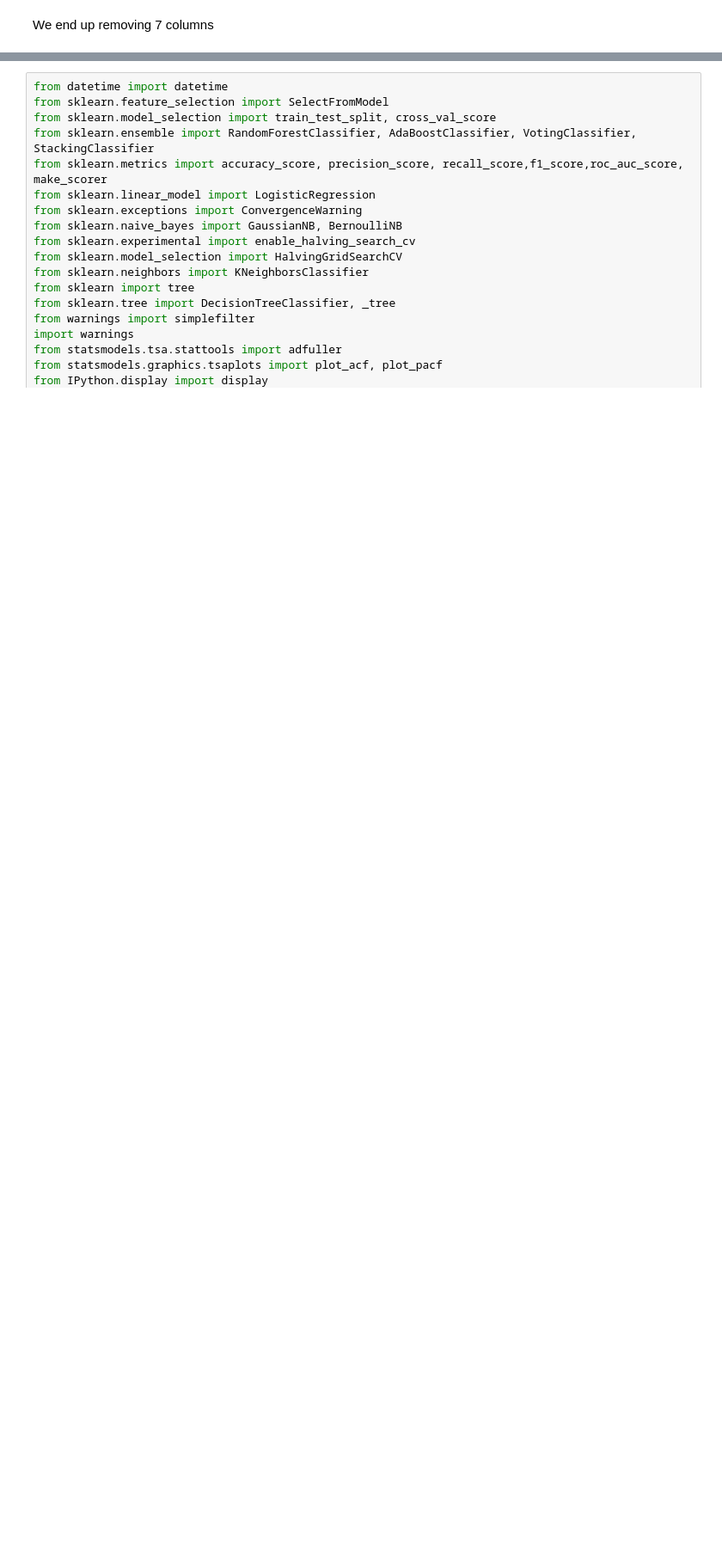
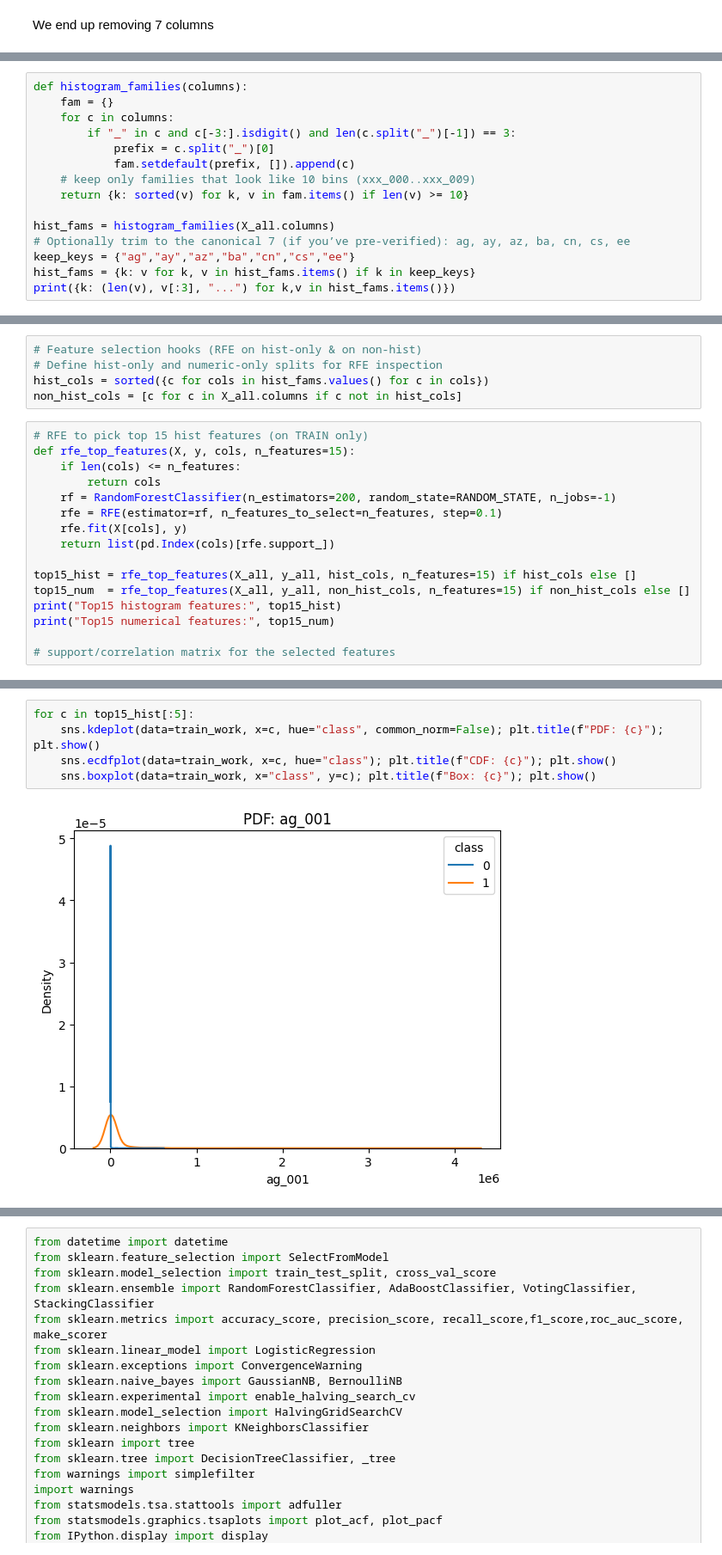
Before and after one commit to AgricolaC/Challenge-Stellantis---CarGuardians, a Jupyter notebook: src/01_eda.ipynb, the cells around one changed output, grey strips where cells are left out. Shown: that part at 86% size. Saved outputs shown, nothing was run; the diff lists cells and outputs as text; blank space fills up the shorter version.

```diff
--- a/src/01_eda.ipynb
+++ b/src/01_eda.ipynb
@@ -370,0 +310,15 @@ X = pd.concat([X_num, X_cat], axis=1)
+# %%
+def histogram_families(columns):
+    fam = {}
+    for c in columns:
+        if "_" in c and c[-3:].isdigit() and len(c.split("_")[-1]) == 3:
+            prefix = c.split("_")[0]
+            fam.setdefault(prefix, []).append(c)
+    # keep only families that look like 10 bins (xxx_000..xxx_009)
+    return {k: sorted(v) for k, v in fam.items() if len(v) >= 10}
+
+hist_fams = histogram_families(X_all.columns)
+# Optionally trim to the canonical 7 (if you’ve pre-verified): ag, ay, az, ba, cn, cs, ee
+keep_keys = {"ag","ay","az","ba","cn","cs","ee"}
+hist_fams = {k: v for k, v in hist_fams.items() if k in keep_keys}
+print({k: (len(v), v[:3], "...") for k,v in hist_fams.items()})
@@ -370,0 +329,21 @@ X = pd.concat([X_num, X_cat], axis=1)
+# %%
+# Feature selection hooks (RFE on hist-only & on non-hist)
+# Define hist-only and numeric-only splits for RFE inspection
+hist_cols = sorted({c for cols in hist_fams.values() for c in cols})
+non_hist_cols = [c for c in X_all.columns if c not in hist_cols]
+# %%
+# RFE to pick top 15 hist features (on TRAIN only)
+def rfe_top_features(X, y, cols, n_features=15):
+    if len(cols) <= n_features:
+        return cols
+    rf = RandomForestClassifier(n_estimators=200, random_state=RANDOM_STATE, n_jobs=-1)
+    rfe = RFE(estimator=rf, n_features_to_select=n_features, step=0.1)
+    rfe.fit(X[cols], y)
+    return list(pd.Index(cols)[rfe.support_])
+
+top15_hist = rfe_top_features(X_all, y_all, hist_cols, n_features=15) if hist_cols else []
+top15_num  = rfe_top_features(X_all, y_all, non_hist_cols, n_features=15) if non_hist_cols else []
+print("Top15 histogram features:", top15_hist)
+print("Top15 numerical features:", top15_num)
+
+# support/correlation matrix for the selected features
@@ -370,0 +355,7 @@ X = pd.concat([X_num, X_cat], axis=1)
+# %%
+for c in top15_hist[:5]:
+    sns.kdeplot(data=train_work, x=c, hue="class", common_norm=False); plt.title(f"PDF: {c}"); plt.show()
+    sns.ecdfplot(data=train_work, x=c, hue="class"); plt.title(f"CDF: {c}"); plt.show()
+    sns.boxplot(data=train_work, x="class", y=c); plt.title(f"Box: {c}"); plt.show()
+# %% [output]
+[figure, added]
```
Also changed, not shown: parts of 60 cells of this notebook.
